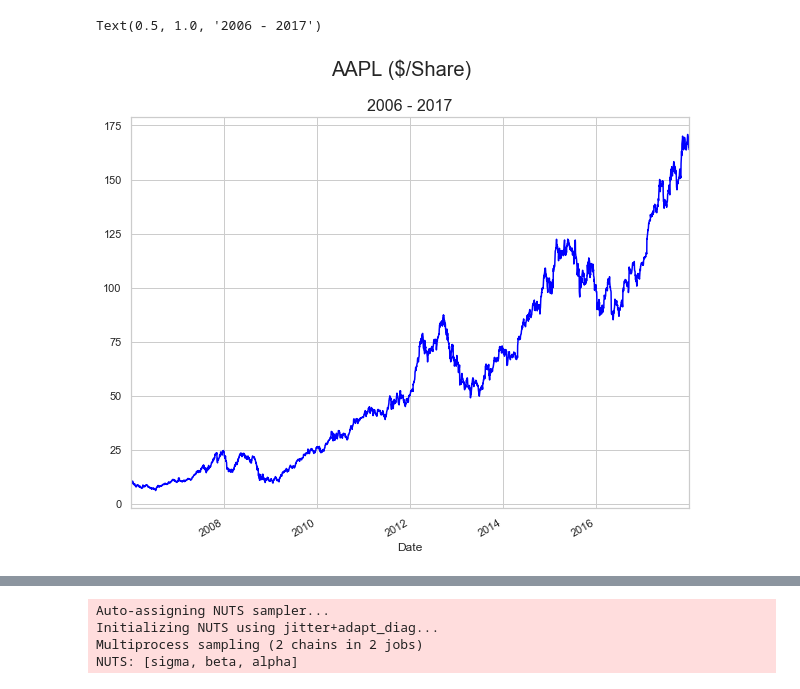
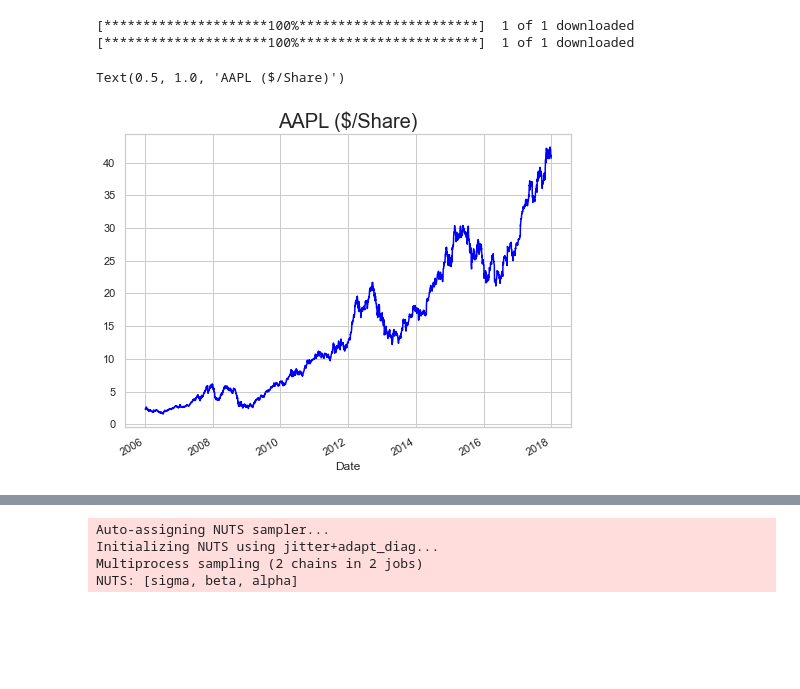
Before and after one commit to thsavage/Financial-Modeling, a Jupyter notebook: financialModeling.ipynb, the cells around one changed output, grey strips where cells are left out. Drawn from its saved outputs; the diff is of its cells as text; code cells hidden in the pictures; blank space fills up the shorter version.

```diff
--- a/financialModeling.ipynb
+++ b/financialModeling.ipynb
@@ -6,0 +3,29 @@ These modeling tools are essentially diffusion models.
+# %%
+%pylab inline
+import numpy as np
+import matplotlib.pyplot as plt
+import seaborn as sns
+sns.set(context='notebook', style='whitegrid', palette='deep', font='sans-serif', font_scale=1, rc=None)
+import warnings
+from IPython.display import Image
+import urllib.request as url
+import io
+import matplotlib.pyplot as plt
+import numpy as np
+import pandas as pd
+pd.core.common.is_list_like = pd.api.types.is_list_like
+import pandas_datareader.data as web
+import datetime as dt
+import statsmodels.api as sm
+import statsmodels.formula.api as smf
+from statsmodels.graphics.api import abline_plot
+import patsy
+import seaborn as sns
+sns.set(context='notebook', style='whitegrid', palette='deep', font='sans-serif', font_scale=1, rc=None)
+import warnings
+warnings.simplefilter('ignore')
+import fix_yahoo_finance as yf
+warnings.filterwarnings("ignore")
+
+import pymc3 as pm
+import theano
@@ -64,15 +173,20 @@ Image(url, width=400, height=400)
 # %%
-start, end = dt.datetime(2006, 1, 1), dt.datetime(2017, 12, 31)
-aapl_all = web.DataReader('aapl', 'yahoo', start, end)
-nasdaq_all = web.DataReader('^ixic', 'yahoo', start, end)
+# Grab Apple and NASDAQ data.
+
+start, end = "2006-01-01", "2017-12-31"
+
+aapl_all = yf.download('AAPL', start=start, end=end)
+nasdaq_all = yf.download('^IXIC', start=start, end=end)
 aapl = aapl_all['Adj Close']
 nasdaq = nasdaq_all['Adj Close']
+# %% [output]
+[*********************100%***********************]  1 of 1 downloaded
+[*********************100%***********************]  1 of 1 downloaded
 # %%
-plt.figure(figsize=(10, 8))
+plt.figure(figsize=(8, 6))
 aapl.plot(color='blue')
-plt.suptitle('AAPL ($/Share)', fontsize=20)
-plt.title('2006 - 2017', fontsize=16)
+plt.title('AAPL ($/Share)', fontsize=20)
 # %% [output]
-Text(0.5, 1.0, '2006 - 2017')
+Text(0.5, 1.0, 'AAPL ($/Share)')
-[figure, old version]
+[figure, new version]
 # %%
```
Also changed, not shown: parts of 66 cells of this notebook.
